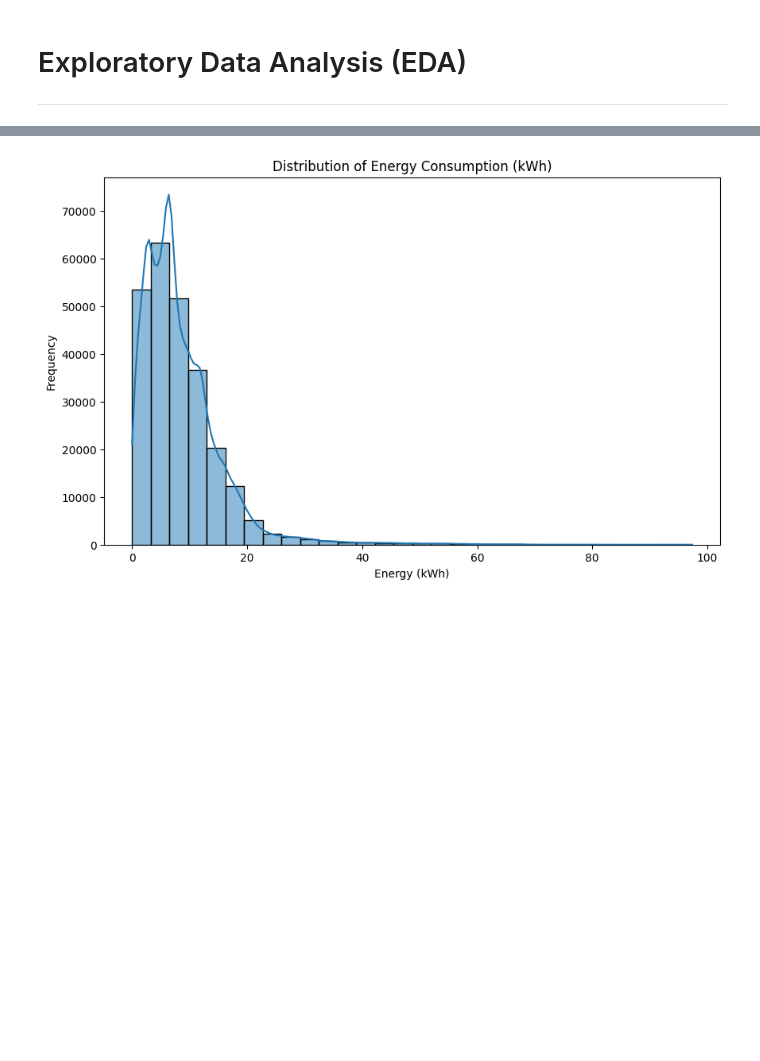
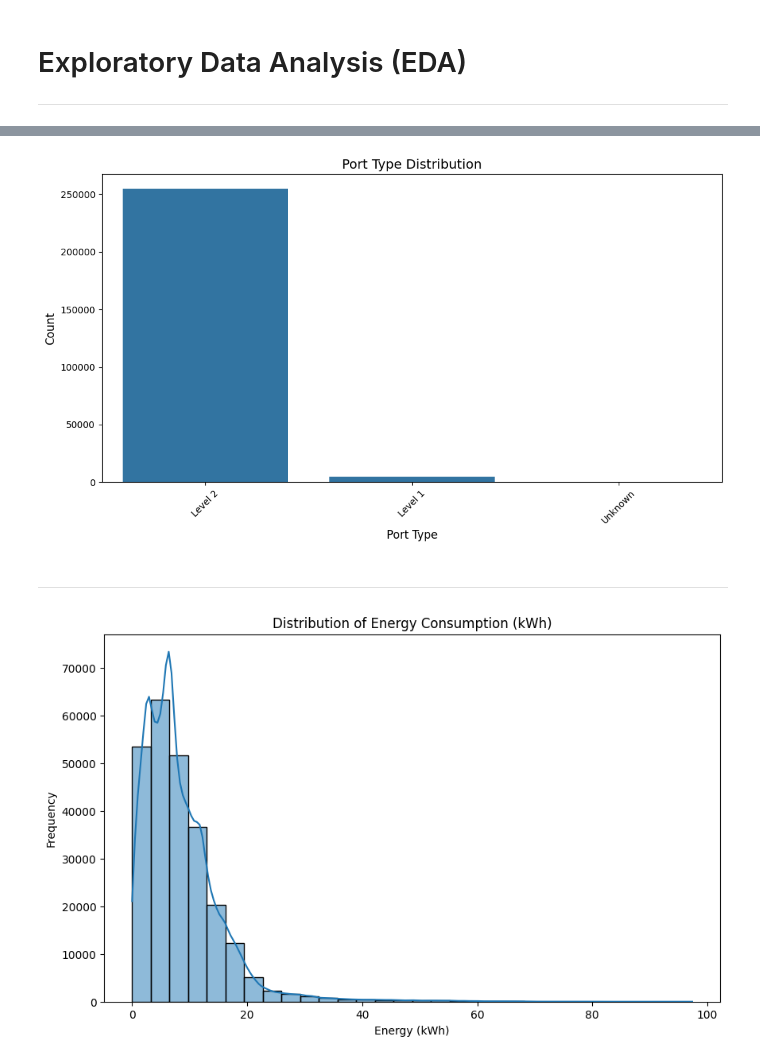
Before and after one commit to DitteGilsfeldt/42577-Introduction-to_Business_Analytics__Project, a Jupyter notebook: Ditte/Ditte.ipynb, the cells around one changed output, grey strips where cells are left out. Cells and saved outputs as stored; diff of their text form; code cells hidden in the pictures; blank space fills up the shorter version.

```diff
--- a/Ditte/Ditte.ipynb
+++ b/Ditte/Ditte.ipynb
@@ -240,3 +163,16 @@ print(user_features)
+# %%
+# Port Type distribution
+plt.figure(figsize=(12, 6))
+sns.countplot(data=data, x='Port Type', order=data['Port Type'].value_counts().index)
+plt.title('Port Type Distribution', fontsize=14)
+plt.xlabel('Port Type', fontsize=12)
+plt.ylabel('Count', fontsize=12)
+plt.xticks(rotation=45)
+plt.show()
+# %% [output]
+[figure, added]
+# %% [markdown]
+---
 # %%
 # 1. Histogram for Energy (kWh)
 plt.figure(figsize=(10, 6))
```
Also changed, not shown: parts of 28 cells of this notebook, 1 other file.
